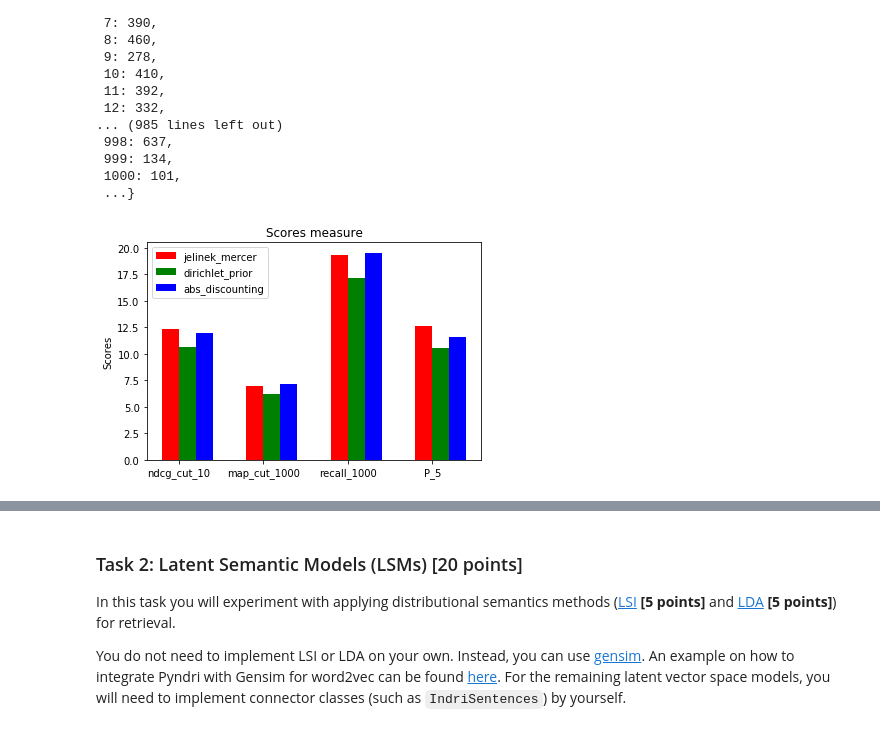
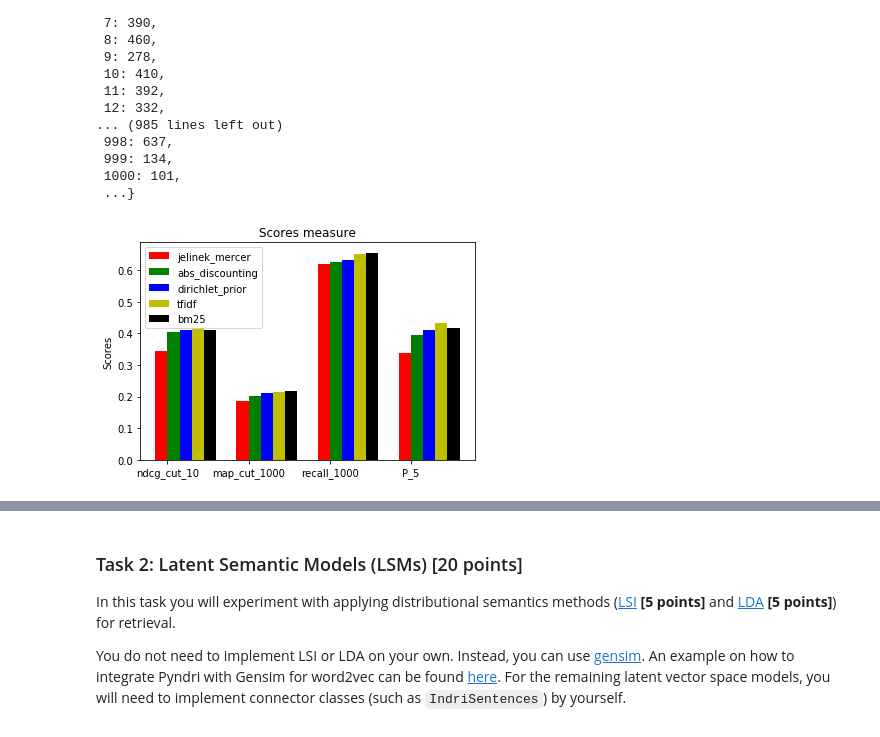
Before and after one commit to askliar/information-retrieval, a Jupyter notebook: homework-2/assignment.ipynb, the cells around one changed output, grey strips where cells are left out. Cells and saved outputs as stored; diff of their text form; code cells hidden in the pictures.

```diff
--- a/homework-2/assignment.ipynb
+++ b/homework-2/assignment.ipynb
@@ -973,15 +954,15 @@ document_lengths
 # %%
 from collections import defaultdict
 import os
-import scipy
+import scipy.stats
 import matplotlib.pyplot as plt
 
 def validation_best(score_name, param_list, measures):
     result_dicts = []
     for p in param_list:
-        result_dicts.append(trec_eval(score_name + '_' + str(p), measures, validation=True))
+
+        result_dicts.append(trec_eval(score_name + ('_' + str(p) if p != None else ''), measures, validation=True))
     vals = []
-
     for res in result_dicts:
 #         print(res)
         vals.append(res['ndcg_cut_10']['all'])
@@ -992,60 +973,84 @@ def trec_eval(score_name, measures, validation=True):
     validation_str = 'validation' if validation else 'test'
     results = defaultdict(dict)
     a = os.system(str.format('./trec_eval/trec_eval -m all_trec -q ap_88_89/qrel_{} {}.run > trec_results_{}', validation_str, score_name, score_name))
-    f = open('trec_results_' + score_name, 'r')
+    f = open('results/trec_results_' + score_name, 'r')
     for line in f.readlines():
         name, id, val = line.strip().split()
         if name in measures:
             val = float(val)
             results[name][id] = val
 
     f.close()
-#     print('returning ', results)
     return results
 
+kernel_names = ['gauss', 'triangle', 'circle', 'cosine', 'passage']
+measures = ['ndcg_cut_10', 'map_cut_1000', 'recall_1000', 'P_5']
+scores = ['jelinek_mercer','abs_discounting', 'dirichlet_prior', 'tfidf', 'bm25']
+# plm_names = ['plm-' + kernel_name for kernel_name in kernel_names]
 
-measures = ['ndcg_cut_10', 'map_cut_1000', 'recall_1000', 'P_5']
-scores = ['jelinek_mercer', 'dirichlet_prior','abs_discounting']#, 'abs_discounting']
+# scores = scores + plm_names
 params = {'jelinek_mercer': [0.1, 0.5, 0.9],
          'abs_discounting': [0.1, 0.5, 0.9],
-         'dirichlet_prior': [0.1, 0.5, 0.9]}
+         'dirichlet_prior': [500, 1000, 1500],
+          'tfidf': [None], 'bm25': [None]}
+for i, name in enumerate(plm_names):
+    params[name] = [0.1, 0.5, 0.9]
 
 ind = np.arange(len(measures))
-width = 0.2
-colors = ['r', 'g', 'b', 'y', 'k']
+width = 0.15
+colors = ['r', 'g', 'b', 'y', 'k', 'grey', 'purple', 'orange', 'pink']
+colors = colors + colors + colors + colors
 fig, ax = plt.subplots()
 rs = []
 #evaluation measures on with optimized hyper parameters
+bests = dict()
 for i, score in enumerate(scores):
-    best_val, best_param, best_result, results = validation_best(score, params[score], measures)
-#     print(best_val)
-#     print(best_param)
-#     print(best_result['ndcg_cut_10'])
-#     print('done')
-    means = []
-    for measure in measures:
-        means.append(sum(best_result[measure].values())) #/ len(best_result[measure])
-#     plt.bar(measures, means)
+    best, best_val, best_param, best_result, results = validation_best(score, params[score], measures)
+    bests[score] = best_param
+    means = [best_result[measure]['all'] for measure in measures]
     rs.append(ax.bar(ind + width*i, means, width, color=colors[i]))
 ax.legend(rs, scores)
 ax.set_ylabel('Scores')
 ax.set_title('Scores measure')
 ax.set_xticks(ind + width / 2)
 ax.set_xticklabels(measures)
 plt.show()
 
+
+ind = np.arange(3)
+width = 0.15
+fig, ax = plt.subplots()
+rs = []
+result_dicts = defaultdict(dict)
 for i, score in enumerate(scores):
-    result_dicts = []
     if score in params:
         for p in params[score]:
-            result_dicts.append(trec_eval(score + '_' + str(p), measures, validation=False))
+            result_dicts[score][p] = trec_eval(score + ('_' + str(p) if p != None else ''), measures, validation=False)
     else:
-        results_dicts.append(trec_eval(score, measures, validation=False))
-    print(result_dicts[i]['ndcg_cut_10'])
-    plt.bar([i for i, p in enumerate(result_dicts[i]['ndcg_cut_10'])], [result_dicts[i]['ndcg_cut_10'][j] for j in result_dicts[i]['ndcg_cut_10']])
-    plt.show()
-
+        print('we')
+        results_dicts[score][None] = trec_eval(score, measures, validation=False)
+#     print(result_dicts[score])
+    means = [result_dicts[score][p]['ndcg_cut_10']['all'] for p in result_dicts[score]]
+#     print(means)
+    rs.append(ax.bar(ind + width*i, means, width, color=colors[i]))
+#     plt.bar([i for i, p in enumerate(result_dicts[i]['ndcg_cut_10'])], [result_dicts[i]['ndcg_cut_10'][j] for j in result_dicts[i]['ndcg_cut_10']])
+ax.legend(rs, ['first param', 'second param', 'third param'])
+ax.set_ylabel('ndcg_cut_10')
+ax.set_title('ndcg for different parameters')
+ax.set_xticks(ind + width / 2)
+ax.set_xticklabels(['-'.join([str(a) for a in params[i]]) for i in params])
+plt.show()
 # to extend, maybe between all pairs?
-scipy.stats.ttest_rel(list(result_dicts[0]['ndcg_cut_10'].values()), list(result_dicts[1]['ndcg_cut_10'].values()))
+for score in scores:
+    flag = True
+    for param in params[score]:
+        if flag:
+            first = param
+            flag = False
+            continue
+        a, p = scipy.stats.ttest_rel(list(result_dicts[score][first]['ndcg_cut_10'].values()),
+                                     list(result_dicts[score][param]['ndcg_cut_10'].values()))
+        # here we should compare to our p value to decide the significance
+        print('result of ', score, ' with param ', param, 'respect to ', first, 'is ', a, p)
 # %% [output]
-[figure, old version]
+[figure, new version]
```
Also changed, not shown: parts of 19 cells of this notebook, 20 other files.
